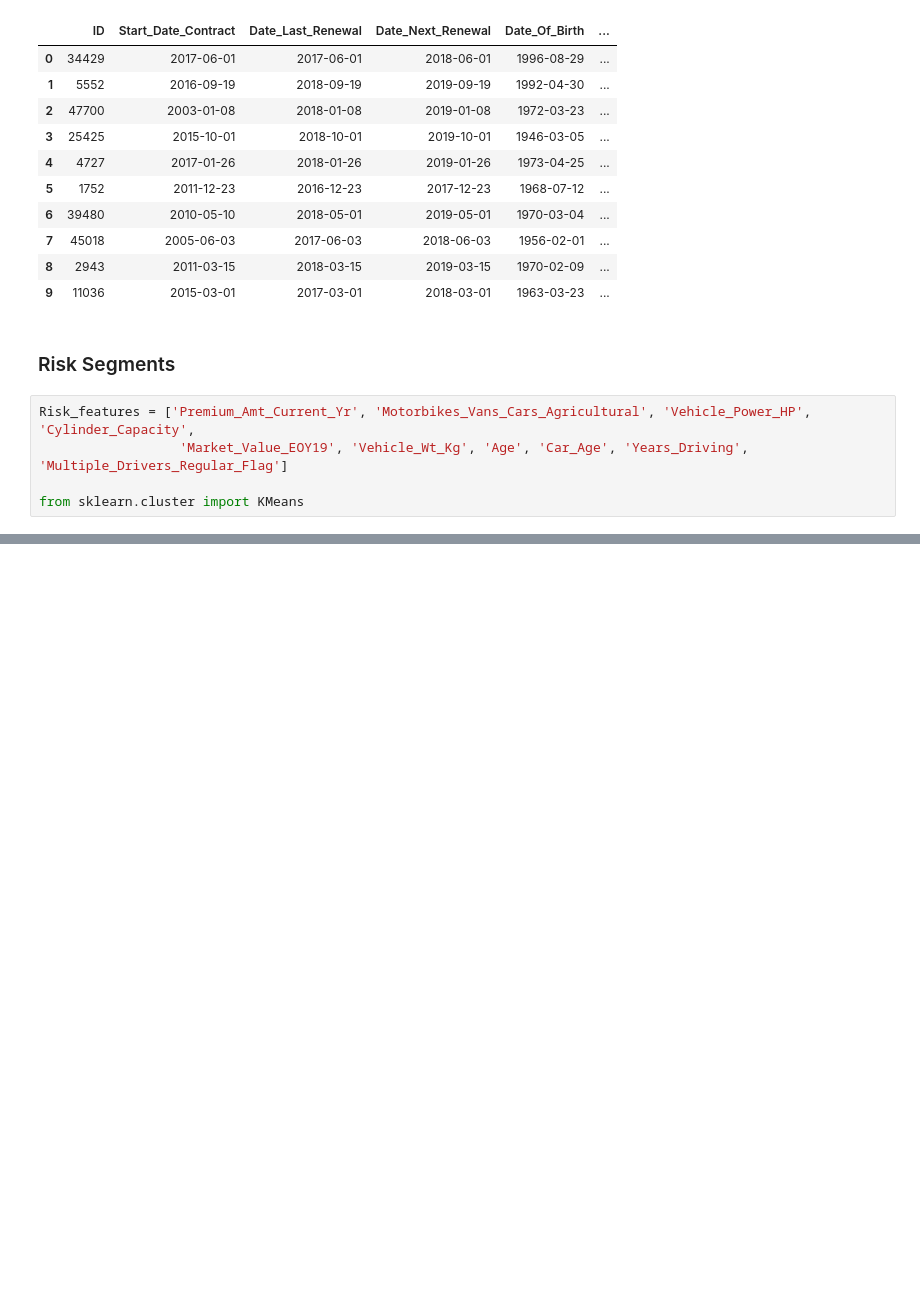
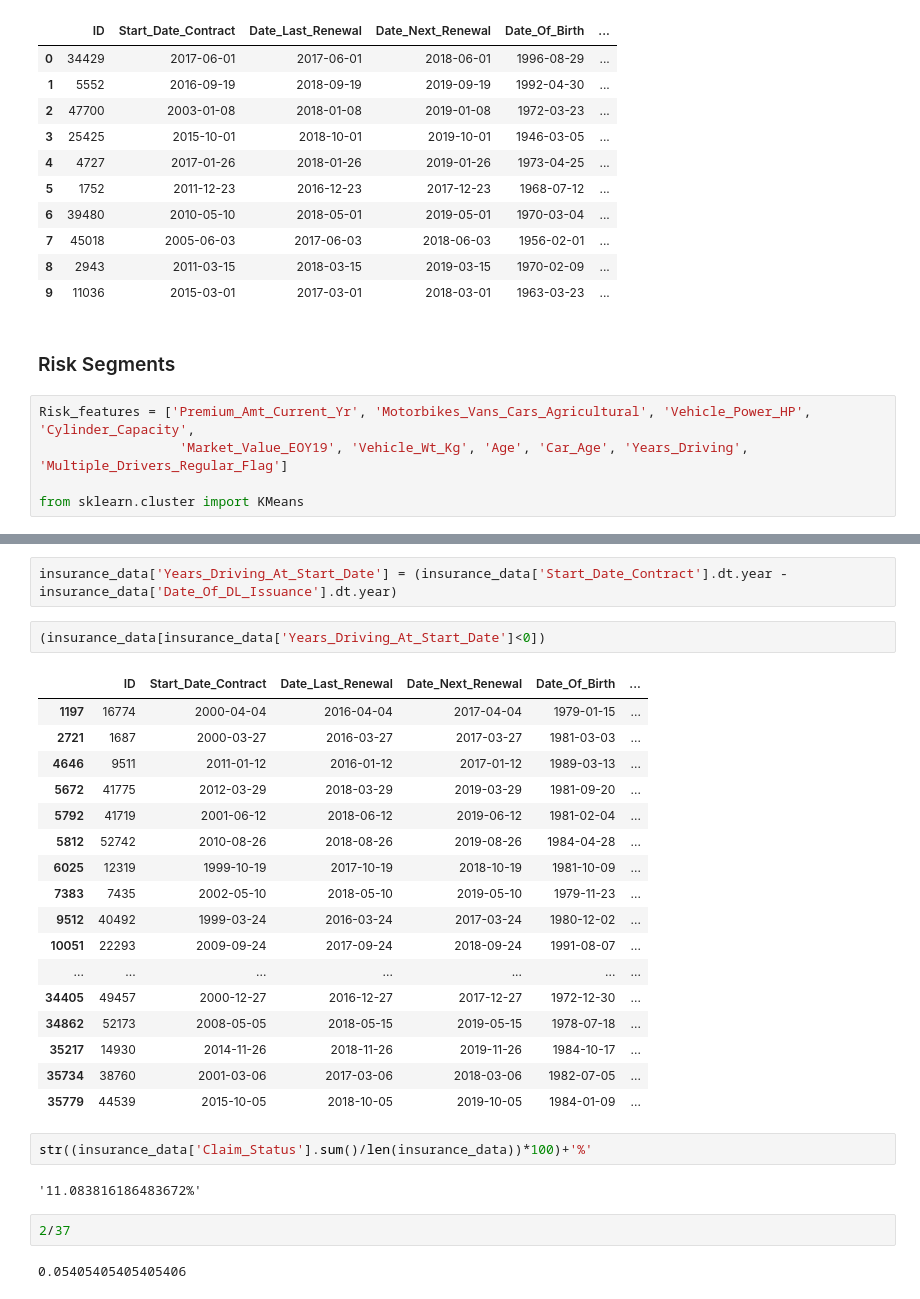
Before and after one commit to vivan-doshi/Insurance_claims, a Jupyter notebook: 02_Exploration_notebook/exploring.ipynb, the cells around one changed output, grey strips where cells are left out. Cells and saved outputs as stored; diff of their text form; blank space fills up the shorter version.

```diff
--- a/02_Exploration_notebook/exploring.ipynb
+++ b/02_Exploration_notebook/exploring.ipynb
@@ -816,0 +840,30 @@ from sklearn.cluster import KMeans
+# %%
+insurance_data['Years_Driving_At_Start_Date'] = (insurance_data['Start_Date_Contract'].dt.year - insurance_data['Date_Of_DL_Issuance'].dt.year)
+# %%
+(insurance_data[insurance_data['Years_Driving_At_Start_Date']<0])
+# %% [output]
+|  | ID | Start_Date_Contract | Date_Last_Renewal | Date_Next_Renewal | Date_Of_Birth | ... |
+| 1197 | 16774 | 2000-04-04 | 2016-04-04 | 2017-04-04 | 1979-01-15 | ... |
+| 2721 | 1687 | 2000-03-27 | 2016-03-27 | 2017-03-27 | 1981-03-03 | ... |
+| 4646 | 9511 | 2011-01-12 | 2016-01-12 | 2017-01-12 | 1989-03-13 | ... |
+| 5672 | 41775 | 2012-03-29 | 2018-03-29 | 2019-03-29 | 1981-09-20 | ... |
+| 5792 | 41719 | 2001-06-12 | 2018-06-12 | 2019-06-12 | 1981-02-04 | ... |
+| 5812 | 52742 | 2010-08-26 | 2018-08-26 | 2019-08-26 | 1984-04-28 | ... |
+| 6025 | 12319 | 1999-10-19 | 2017-10-19 | 2018-10-19 | 1981-10-09 | ... |
+| 7383 | 7435 | 2002-05-10 | 2018-05-10 | 2019-05-10 | 1979-11-23 | ... |
+| 9512 | 40492 | 1999-03-24 | 2016-03-24 | 2017-03-24 | 1980-12-02 | ... |
+| 10051 | 22293 | 2009-09-24 | 2017-09-24 | 2018-09-24 | 1991-08-07 | ... |
+| ... | ... | ... | ... | ... | ... | ... |
+| 34405 | 49457 | 2000-12-27 | 2016-12-27 | 2017-12-27 | 1972-12-30 | ... |
+| 34862 | 52173 | 2008-05-05 | 2018-05-15 | 2019-05-15 | 1978-07-18 | ... |
+| 35217 | 14930 | 2014-11-26 | 2018-11-26 | 2019-11-26 | 1984-10-17 | ... |
+| 35734 | 38760 | 2001-03-06 | 2017-03-06 | 2018-03-06 | 1982-07-05 | ... |
+| 35779 | 44539 | 2015-10-05 | 2018-10-05 | 2019-10-05 | 1984-01-09 | ... |
+# %%
+str((insurance_data['Claim_Status'].sum()/len(insurance_data))*100)+'%'
+# %% [output]
+'11.083816186483672%'
+# %%
+2/37
+# %% [output]
+0.05405405405405406
```
Also changed, not shown: parts of 7 cells of this notebook.
